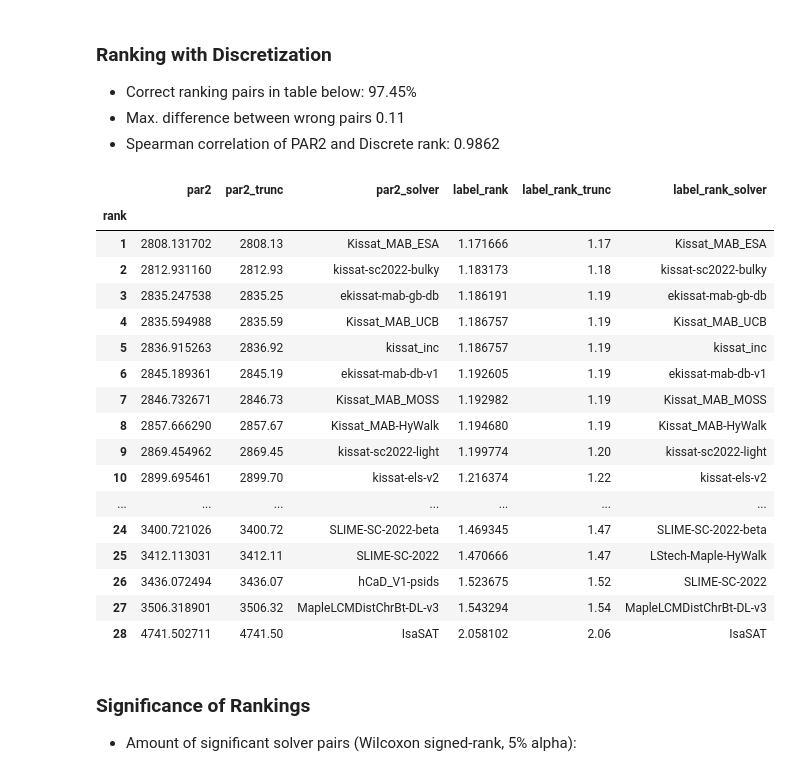
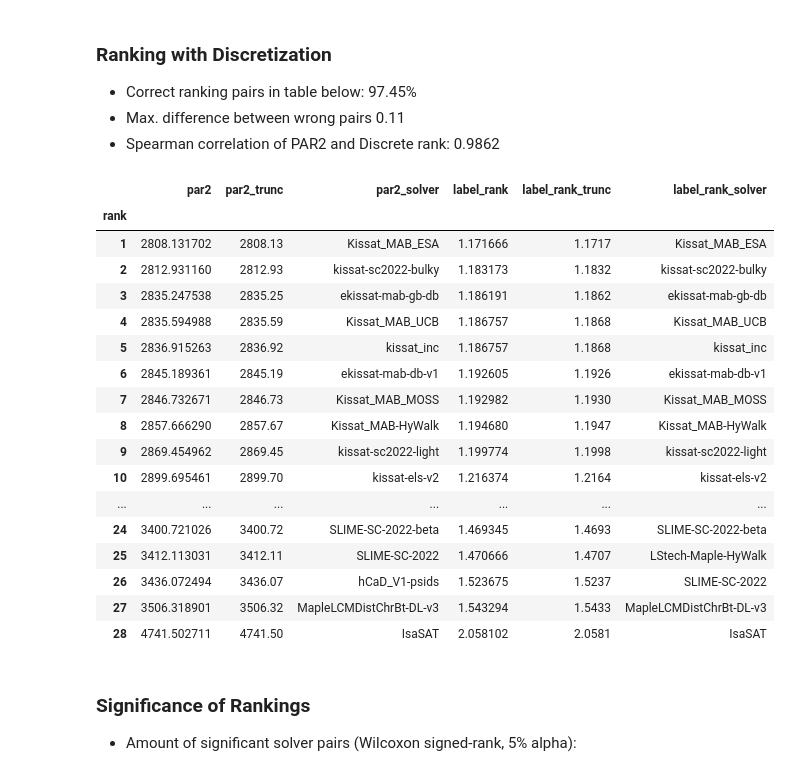
Before and after one commit to mathefuchs/al-for-sat-solver-benchmarking, a Jupyter notebook: bonus_results.ipynb, the cells around one changed output. Cells and saved outputs as stored; diff of their text form; code cells hidden in the pictures.

```diff
--- a/bonus_results.ipynb
+++ b/bonus_results.ipynb
@@ -233,50 +281,50 @@ cluster_labels, b = merge_closest_intervals(anni_final_df.columns, anni_final_df
 
 #print(ifilter)
 for i, x in enumerate(sorted(zip(
     np.mean(
         np.where(cluster_labels == 2, 4, cluster_labels),
         axis=0
     ),
     anni_final_df.columns
 ))):
     label_ranking.append((i + 1, x[0], x[1]))
     #print(f"{(i+1):2}  {x[0]:.3f}  {x[1]}")
 #print()
 #print(np.count_nonzero(
 #    np.array([x[2] for x in label_ranking[ifilter]])
 #    == np.array([x[2] for x in par2_ranking[ifilter]])) / 16)
 
 def ranking_comp():
     ranking = []
     for (i, par2, solver1), (_, label_rank, solver2) in zip(par2_ranking, label_ranking):
-        ranking.append((i, par2, float(f"{par2:.2f}"), solver1, label_rank, float(f"{label_rank:.2f}"), solver2))
+        ranking.append((i, par2, float(f"{par2:.2f}"), solver1, label_rank, float(f"{label_rank:.4f}"), solver2))
 
     return pd.DataFrame.from_records(
         ranking, columns=[
             "rank", "par2", "par2_trunc", "par2_solver",
             "label_rank", "label_rank_trunc", "label_rank_solver"], index="rank")
 
 ranking_anni = ranking_comp()
 ranking_anni
 # %% [output]
 |  | par2 | par2_trunc | par2_solver | label_rank | label_rank_trunc | label_rank_solver |
 | rank |  |  |  |  |  |  |
-| 1 | 2808.131702 | 2808.13 | Kissat_MAB_ESA | 1.171666 | 1.17 | Kissat_MAB_ESA |
-| 2 | 2812.931160 | 2812.93 | kissat-sc2022-bulky | 1.183173 | 1.18 | kissat-sc2022-bulky |
-| 3 | 2835.247538 | 2835.25 | ekissat-mab-gb-db | 1.186191 | 1.19 | ekissat-mab-gb-db |
-| 4 | 2835.594988 | 2835.59 | Kissat_MAB_UCB | 1.186757 | 1.19 | Kissat_MAB_UCB |
-| 5 | 2836.915263 | 2836.92 | kissat_inc | 1.186757 | 1.19 | kissat_inc |
-| 6 | 2845.189361 | 2845.19 | ekissat-mab-db-v1 | 1.192605 | 1.19 | ekissat-mab-db-v1 |
-| 7 | 2846.732671 | 2846.73 | Kissat_MAB_MOSS | 1.192982 | 1.19 | Kissat_MAB_MOSS |
-| 8 | 2857.666290 | 2857.67 | Kissat_MAB-HyWalk | 1.194680 | 1.19 | Kissat_MAB-HyWalk |
-| 9 | 2869.454962 | 2869.45 | kissat-sc2022-light | 1.199774 | 1.20 | kissat-sc2022-light |
-| 10 | 2899.695461 | 2899.70 | kissat-els-v2 | 1.216374 | 1.22 | kissat-els-v2 |
+| 1 | 2808.131702 | 2808.13 | Kissat_MAB_ESA | 1.171666 | 1.1717 | Kissat_MAB_ESA |
+| 2 | 2812.931160 | 2812.93 | kissat-sc2022-bulky | 1.183173 | 1.1832 | kissat-sc2022-bulky |
+| 3 | 2835.247538 | 2835.25 | ekissat-mab-gb-db | 1.186191 | 1.1862 | ekissat-mab-gb-db |
+| 4 | 2835.594988 | 2835.59 | Kissat_MAB_UCB | 1.186757 | 1.1868 | Kissat_MAB_UCB |
+| 5 | 2836.915263 | 2836.92 | kissat_inc | 1.186757 | 1.1868 | kissat_inc |
+| 6 | 2845.189361 | 2845.19 | ekissat-mab-db-v1 | 1.192605 | 1.1926 | ekissat-mab-db-v1 |
+| 7 | 2846.732671 | 2846.73 | Kissat_MAB_MOSS | 1.192982 | 1.1930 | Kissat_MAB_MOSS |
+| 8 | 2857.666290 | 2857.67 | Kissat_MAB-HyWalk | 1.194680 | 1.1947 | Kissat_MAB-HyWalk |
+| 9 | 2869.454962 | 2869.45 | kissat-sc2022-light | 1.199774 | 1.1998 | kissat-sc2022-light |
+| 10 | 2899.695461 | 2899.70 | kissat-els-v2 | 1.216374 | 1.2164 | kissat-els-v2 |
 | ... | ... | ... | ... | ... | ... | ... |
-| 24 | 3400.721026 | 3400.72 | SLIME-SC-2022-beta | 1.469345 | 1.47 | SLIME-SC-2022-beta |
-| 25 | 3412.113031 | 3412.11 | SLIME-SC-2022 | 1.470666 | 1.47 | LStech-Maple-HyWalk |
-| 26 | 3436.072494 | 3436.07 | hCaD_V1-psids | 1.523675 | 1.52 | SLIME-SC-2022 |
-| 27 | 3506.318901 | 3506.32 | MapleLCMDistChrBt-DL-v3 | 1.543294 | 1.54 | MapleLCMDistChrBt-DL-v3 |
-| 28 | 4741.502711 | 4741.50 | IsaSAT | 2.058102 | 2.06 | IsaSAT |
+| 24 | 3400.721026 | 3400.72 | SLIME-SC-2022-beta | 1.469345 | 1.4693 | SLIME-SC-2022-beta |
+| 25 | 3412.113031 | 3412.11 | SLIME-SC-2022 | 1.470666 | 1.4707 | LStech-Maple-HyWalk |
+| 26 | 3436.072494 | 3436.07 | hCaD_V1-psids | 1.523675 | 1.5237 | SLIME-SC-2022 |
+| 27 | 3506.318901 | 3506.32 | MapleLCMDistChrBt-DL-v3 | 1.543294 | 1.5433 | MapleLCMDistChrBt-DL-v3 |
+| 28 | 4741.502711 | 4741.50 | IsaSAT | 2.058102 | 2.0581 | IsaSAT |
 # %% [markdown]
 ### Significance of Rankings
 
```
Also changed, not shown: parts of 10 cells of this notebook, 11 other files.
